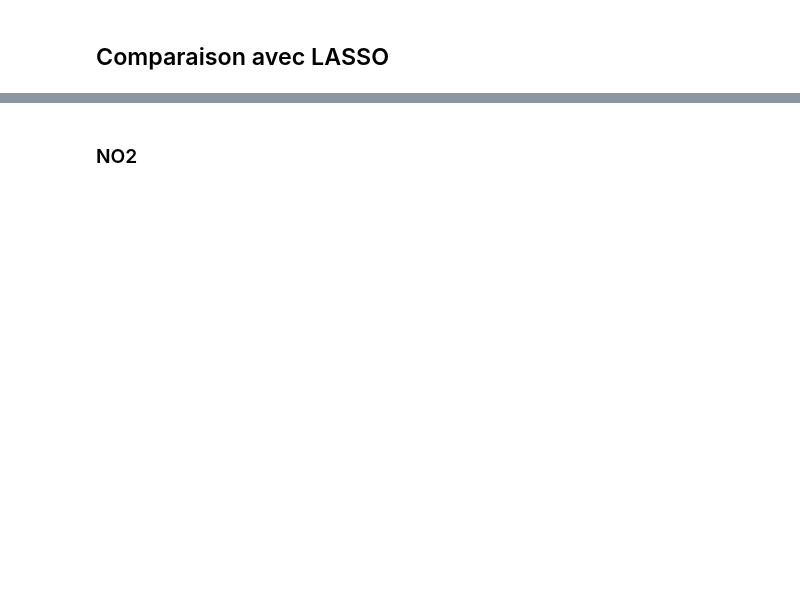
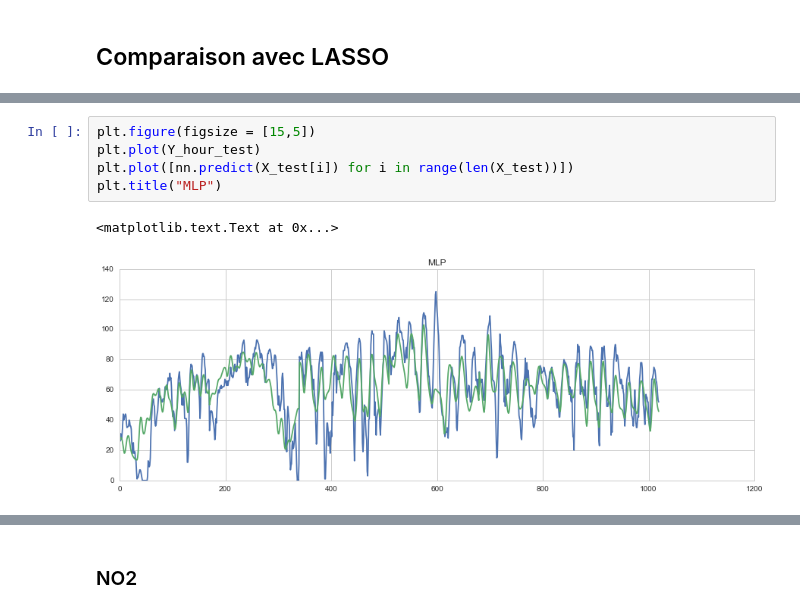
Before and after one commit to MGIMM/Predict-pollution-in-an-asian-megacity, a Jupyter notebook: ANNEXE.ipynb, the cells around one changed output, grey strips where cells are left out. Saved outputs shown, nothing was run; the diff lists cells and outputs as text; blank space fills up the shorter version.

```diff
--- a/ANNEXE.ipynb
+++ b/ANNEXE.ipynb
@@ -464,3 +449,11 @@ MSE(LASSO) : 98.4776627544
+# %%
+plt.figure(figsize = [15,5])
+plt.plot(Y_hour_test)
+plt.plot([nn.predict(X_test[i]) for i in range(len(X_test))])
+plt.title("MLP")
+# %% [output]
+<matplotlib.text.Text at 0x...>
+[figure, added]
 # %%
 plt.figure(figsize = [15,5])
 plt.plot(Y_hour_test)
```
Also changed, not shown: parts of 21 cells of this notebook.
